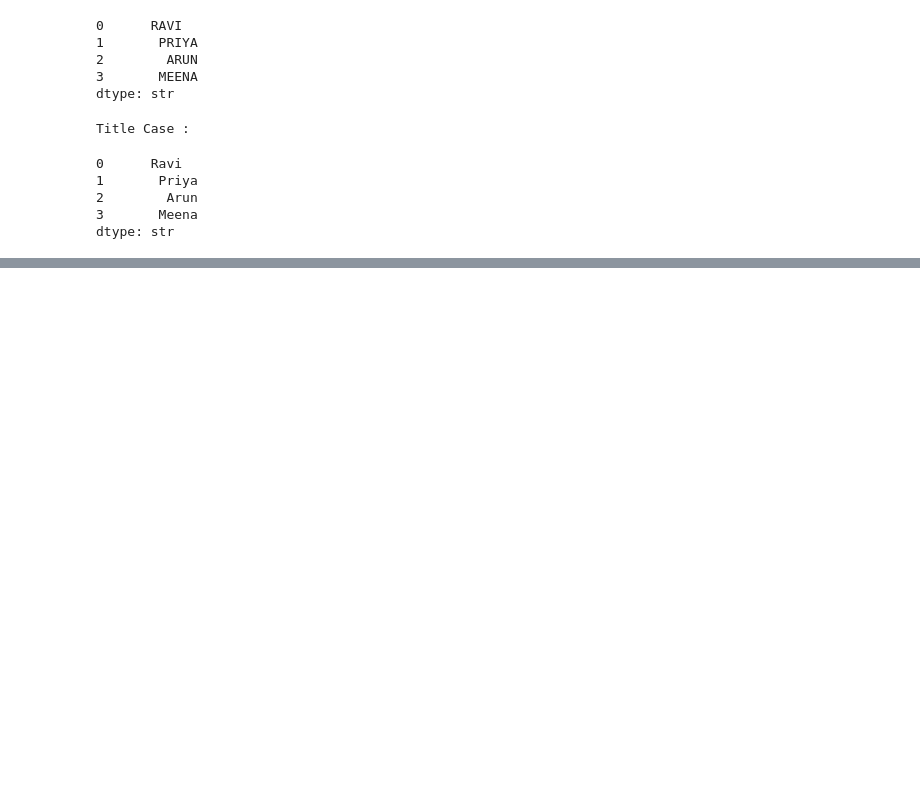
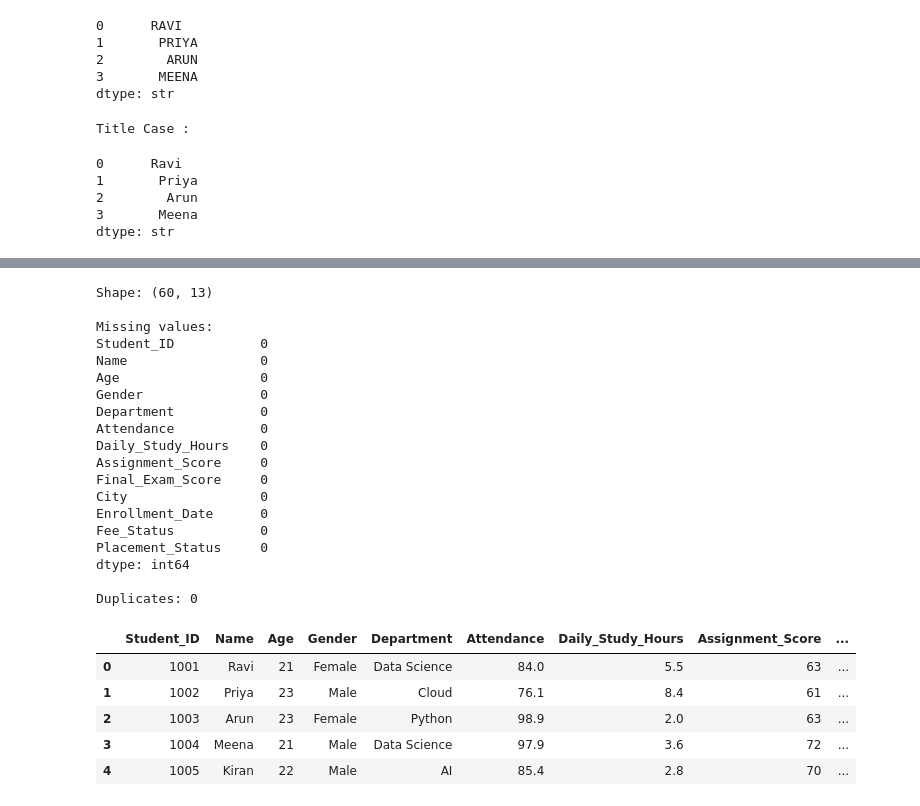
Before and after one commit to AnneMukeshBalaji/calibo, a Jupyter notebook: pandas/pandas_demo.ipynb, the cells around one changed output, grey strips where cells are left out. Drawn from its saved outputs; the diff is of its cells as text; code cells hidden in the pictures; blank space fills up the shorter version.

```diff
--- a/pandas/pandas_demo.ipynb
+++ b/pandas/pandas_demo.ipynb
@@ -721,0 +1115,71 @@ dtype: str
+# %%
+clean_df = df.copy()
+
+# 1. Remove exact duplicates
+clean_df = clean_df.drop_duplicates()
+
+# 2. Clean text
+clean_df["Name"] = clean_df["Name"].str.strip().str.title()
+clean_df["Department"] = clean_df["Department"].str.strip().str.title()
+
+# 3. Standardize categories
+clean_df["Department"] = clean_df["Department"].replace({
+    "Ai": "AI"
+})
+
+# 4. Convert types
+clean_df["Enrollment_Date"] = pd.to_datetime(
+    clean_df["Enrollment_Date"],
+    errors="coerce"
+)
+
+clean_df["Attendance"] = pd.to_numeric(
+    clean_df["Attendance"],
+    errors="coerce"
+)
+
+clean_df["Daily_Study_Hours"] = pd.to_numeric(
+    clean_df["Daily_Study_Hours"],
+    errors="coerce"
+)
+
+# 5. Handle missing numerical values
+for col in ["Attendance", "Daily_Study_Hours"]:
+    clean_df[col] = clean_df[col].fillna(clean_df[col].median())
+
+# 6. Handle missing categorical value
+clean_df["Department"] = clean_df["Department"].fillna("Unknown")
+
+# 7. Validate
+print("Shape:", clean_df.shape)
+print("\nMissing values:")
+print(clean_df.isna().sum())
+print("\nDuplicates:", clean_df.duplicated().sum())
+
+display(clean_df.head())
+# %% [output]
+Shape: (60, 13)
+
+Missing values:
+Student_ID           0
+Name                 0
+Age                  0
+Gender               0
+Department           0
+Attendance           0
+Daily_Study_Hours    0
+Assignment_Score     0
+Final_Exam_Score     0
+City                 0
+Enrollment_Date      0
+Fee_Status           0
+Placement_Status     0
+dtype: int64
+
+Duplicates: 0
+|  | Student_ID | Name | Age | Gender | Department | Attendance | Daily_Study_Hours | Assignment_Score | ... |
+| 0 | 1001 | Ravi | 21 | Female | Data Science | 84.0 | 5.5 | 63 | ... |
+| 1 | 1002 | Priya | 23 | Male | Cloud | 76.1 | 8.4 | 61 | ... |
+| 2 | 1003 | Arun | 23 | Female | Python | 98.9 | 2.0 | 63 | ... |
+| 3 | 1004 | Meena | 21 | Male | Data Science | 97.9 | 3.6 | 72 | ... |
+| 4 | 1005 | Kiran | 22 | Male | AI | 85.4 | 2.8 | 70 | ... |
```
Also changed, not shown: parts of 20 cells of this notebook, 1 other file.
